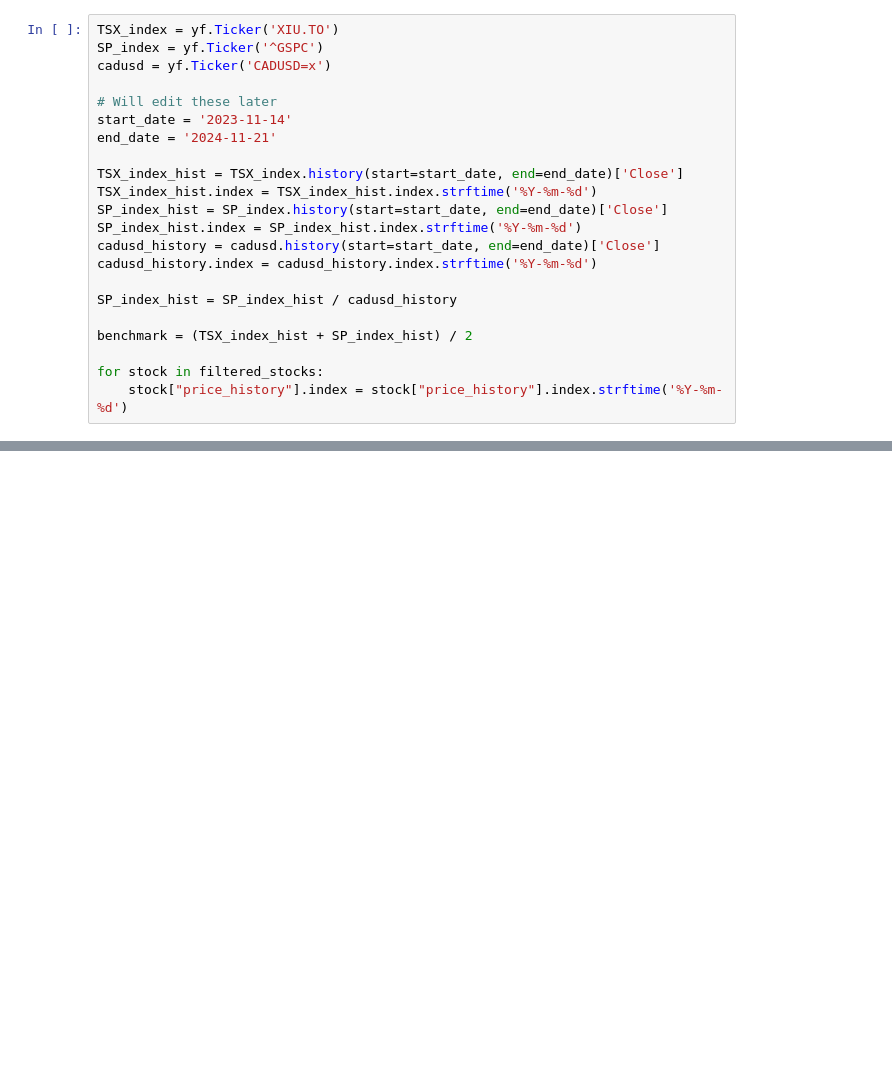
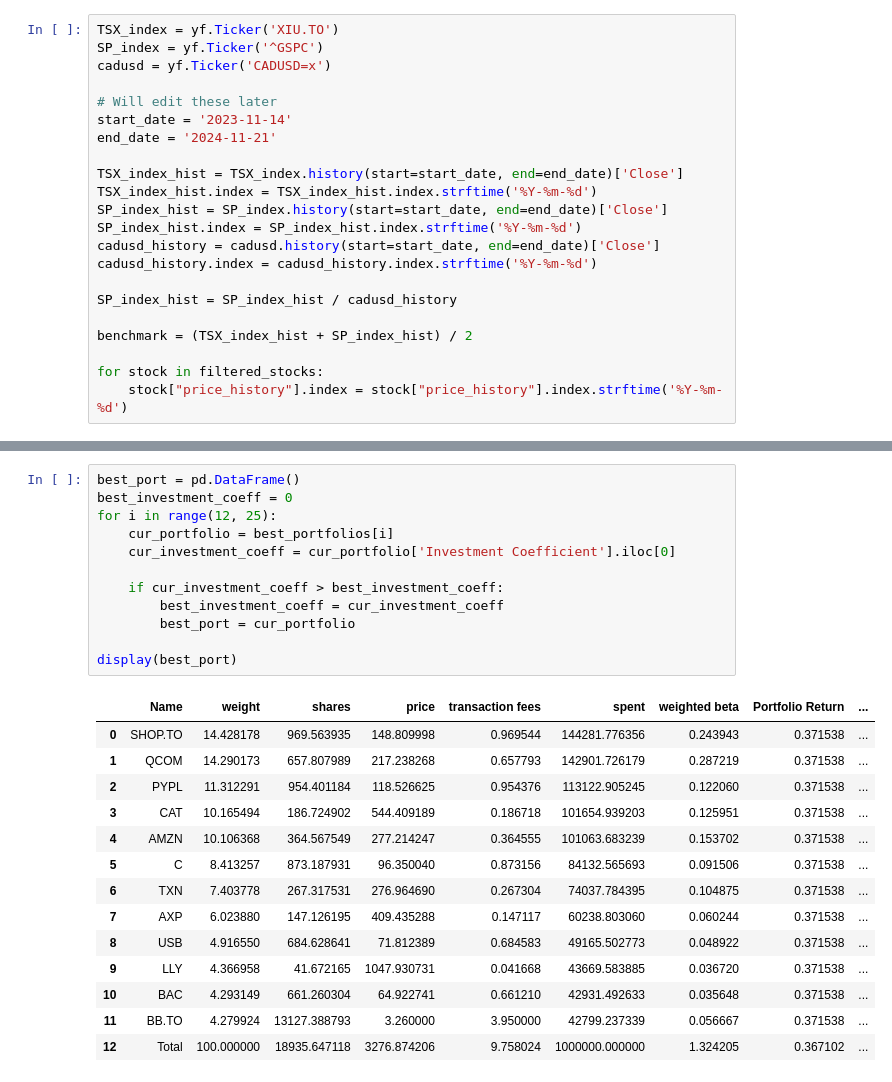
Before and after one commit to Mustafa-Mian/CFM-101-Final, a Jupyter notebook: Rough Work/master_file.ipynb, the cells around one changed output, grey strips where cells are left out. Saved outputs shown, nothing was run; the diff lists cells and outputs as text; blank space fills up the shorter version.

```diff
--- a/Rough Work/master_file.ipynb
+++ b/Rough Work/master_file.ipynb
@@ -463,0 +436,27 @@ make_portfolios(filtered_stocks, investment_size)
+# %%
+best_port = pd.DataFrame()
+best_investment_coeff = 0
+for i in range(12, 25):
+    cur_portfolio = best_portfolios[i]
+    cur_investment_coeff = cur_portfolio['Investment Coefficient'].iloc[0]
+
+    if cur_investment_coeff > best_investment_coeff:
+        best_investment_coeff = cur_investment_coeff
+        best_port = cur_portfolio
+
+display(best_port)
+# %% [output]
+|  | Name | weight | shares | price | transaction fees | spent | weighted beta | Portfolio Return | ... |
+| 0 | SHOP.TO | 14.428178 | 969.563935 | 148.809998 | 0.969544 | 144281.776356 | 0.243943 | 0.371538 | ... |
+| 1 | QCOM | 14.290173 | 657.807989 | 217.238268 | 0.657793 | 142901.726179 | 0.287219 | 0.371538 | ... |
+| 2 | PYPL | 11.312291 | 954.401184 | 118.526625 | 0.954376 | 113122.905245 | 0.122060 | 0.371538 | ... |
+| 3 | CAT | 10.165494 | 186.724902 | 544.409189 | 0.186718 | 101654.939203 | 0.125951 | 0.371538 | ... |
+| 4 | AMZN | 10.106368 | 364.567549 | 277.214247 | 0.364555 | 101063.683239 | 0.153702 | 0.371538 | ... |
+| 5 | C | 8.413257 | 873.187931 | 96.350040 | 0.873156 | 84132.565693 | 0.091506 | 0.371538 | ... |
+| 6 | TXN | 7.403778 | 267.317531 | 276.964690 | 0.267304 | 74037.784395 | 0.104875 | 0.371538 | ... |
+| 7 | AXP | 6.023880 | 147.126195 | 409.435288 | 0.147117 | 60238.803060 | 0.060244 | 0.371538 | ... |
+| 8 | USB | 4.916550 | 684.628641 | 71.812389 | 0.684583 | 49165.502773 | 0.048922 | 0.371538 | ... |
+| 9 | LLY | 4.366958 | 41.672165 | 1047.930731 | 0.041668 | 43669.583885 | 0.036720 | 0.371538 | ... |
+| 10 | BAC | 4.293149 | 661.260304 | 64.922741 | 0.661210 | 42931.492633 | 0.035648 | 0.371538 | ... |
+| 11 | BB.TO | 4.279924 | 13127.388793 | 3.260000 | 3.950000 | 42799.237339 | 0.056667 | 0.371538 | ... |
+| 12 | Total | 100.000000 | 18935.647118 | 3276.874206 | 9.758024 | 1000000.000000 | 1.324205 | 0.367102 | ... |
```
Also changed, not shown: parts of 1 cell of this notebook.
